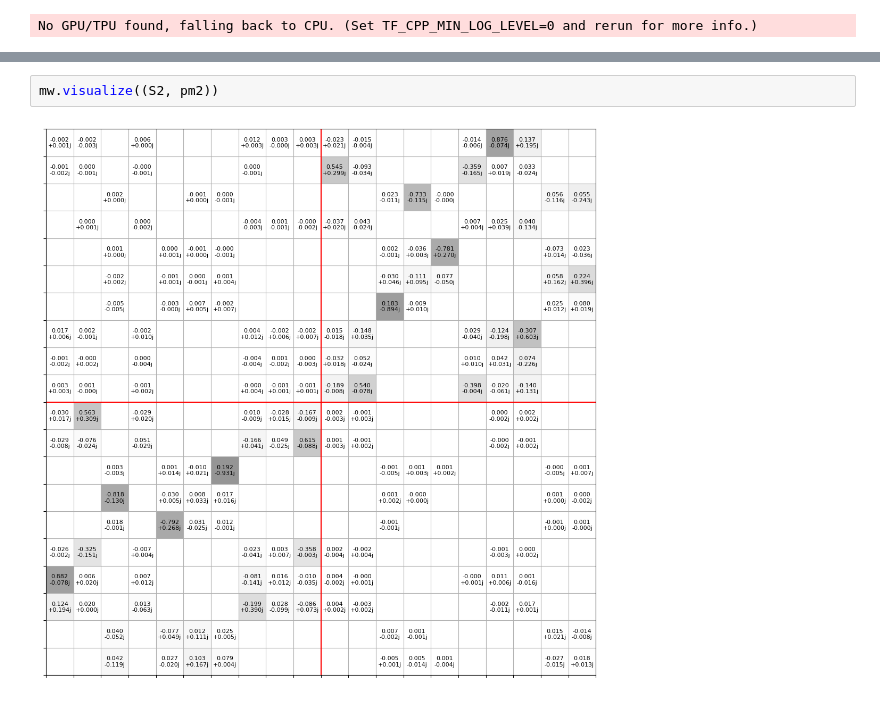
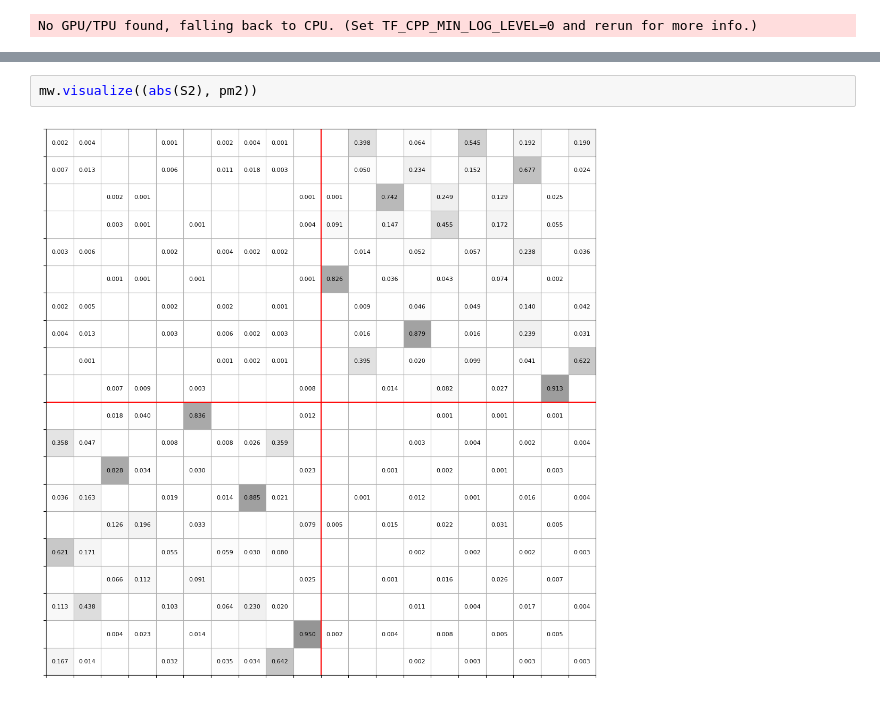
Before and after one commit to flaport/meow, a Jupyter notebook: _sources/examples/02_taper_length_sweep.ipynb, the cells around one changed output, grey strips where cells are left out. Drawn from its saved outputs; the diff is of its cells as text.

```diff
--- a/_sources/examples/02_taper_length_sweep.ipynb
+++ b/_sources/examples/02_taper_length_sweep.ipynb
@@ -114,4 +114,4 @@ mw.visualize((S1, pm1))
 # %%
-mw.visualize((S2, pm2))
+mw.visualize((abs(S2), pm2))
 # %% [output]
-[figure, old version]
+[figure, new version]
```
Also changed, not shown: parts of 1 cell of this notebook, 49 other files.
